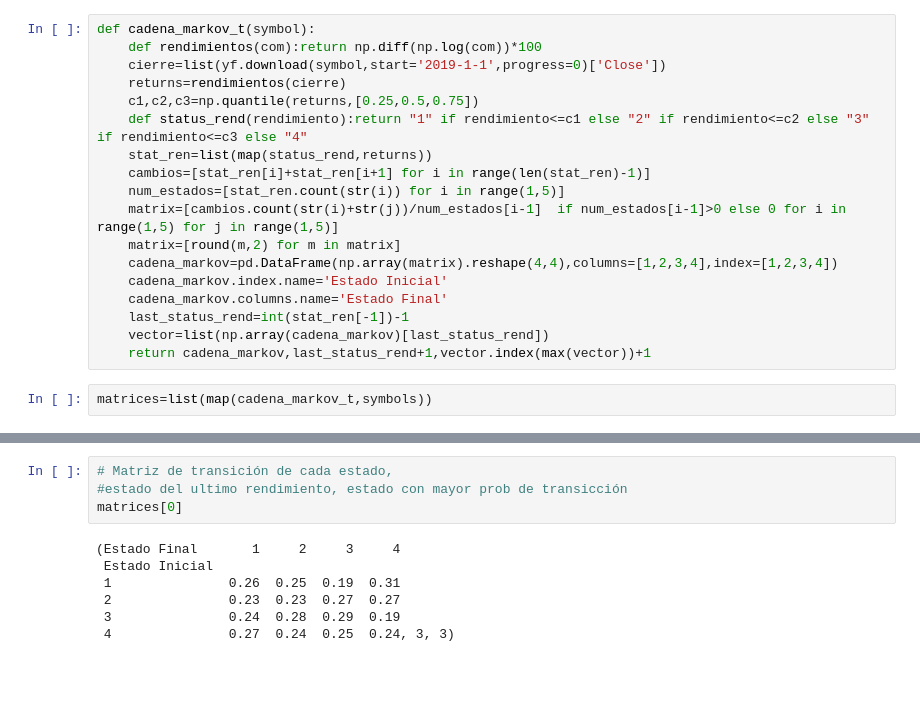
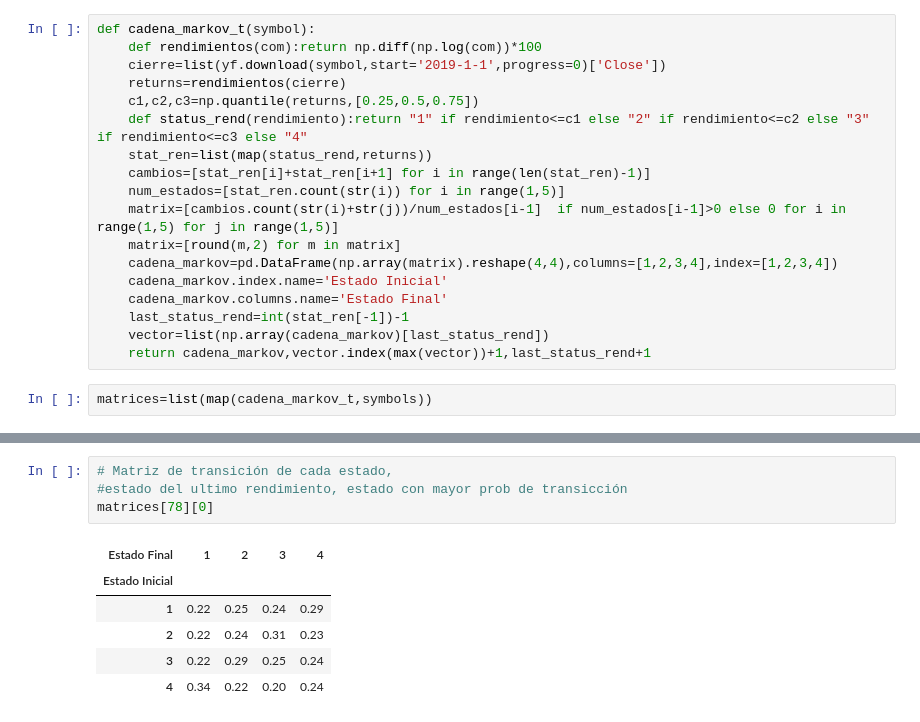
Before and after one commit to leonardo0529/tesis_actuaria, a Jupyter notebook: aplicación/cadenas_markov.ipynb, the cells around one changed output, grey strips where cells are left out. Cells and saved outputs as stored; diff of their text form; blank space fills up the shorter version.

```diff
--- a/aplicación/cadenas_markov.ipynb
+++ b/aplicación/cadenas_markov.ipynb
@@ -35,6 +35,6 @@ def cadena_markov_t(symbol):
     cadena_markov.columns.name='Estado Final'
     last_status_rend=int(stat_ren[-1])-1
     vector=list(np.array(cadena_markov)[last_status_rend])
-    return cadena_markov,last_status_rend+1,vector.index(max(vector))+1
+    return cadena_markov,vector.index(max(vector))+1,last_status_rend+1
 # %%
 matrices=list(map(cadena_markov_t,symbols))
@@ -41,11 +50,11 @@ matrices=list(map(cadena_markov_t,symbols))
 # %%
 # Matriz de transición de cada estado,
 #estado del ultimo rendimiento, estado con mayor prob de transicción
-matrices[0]
+matrices[78][0]
 # %% [output]
-(Estado Final       1     2     3     4
- Estado Inicial
- 1               0.26  0.25  0.19  0.31
- 2               0.23  0.23  0.27  0.27
- 3               0.24  0.28  0.29  0.19
- 4               0.27  0.24  0.25  0.24, 3, 3)
+| Estado Final | 1 | 2 | 3 | 4 |
+| Estado Inicial |  |  |  |  |
+| 1 | 0.22 | 0.25 | 0.24 | 0.29 |
+| 2 | 0.22 | 0.24 | 0.31 | 0.23 |
+| 3 | 0.22 | 0.29 | 0.25 | 0.24 |
+| 4 | 0.34 | 0.22 | 0.20 | 0.24 |
```
Also changed, not shown: parts of 2 cells of this notebook, 1 other file.
